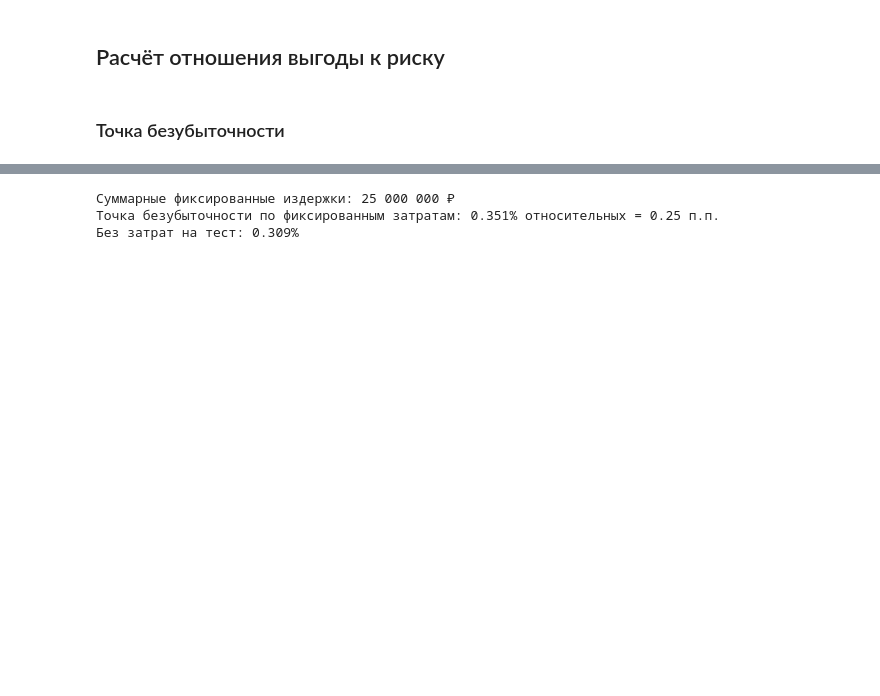
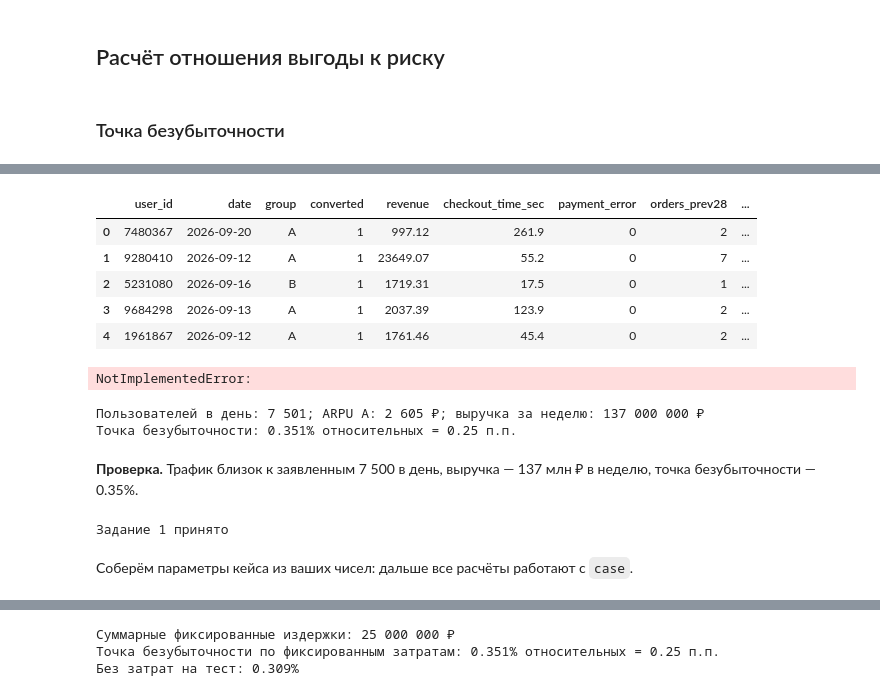
Before and after one commit to Alberelloo/AITH-2026-Hypothesis-Testing-Workshop, a Jupyter notebook: 01. Стоит ли тестировать и на чём измерять/lesson.ipynb, the cells around one changed output, grey strips where cells are left out. Drawn from its saved outputs; the diff is of its cells as text; code cells hidden in the pictures; blank space fills up the shorter version.

```diff
--- a/01. Стоит ли тестировать и на чём измерять/lesson.ipynb
+++ b/01. Стоит ли тестировать и на чём измерять/lesson.ipynb
@@ -280,0 +294,45 @@ $$
+# %%
+df = pd.read_csv(DATA)
+df.head()
+# %% [output]
+|  | user_id | date | group | converted | revenue | checkout_time_sec | payment_error | orders_prev28 | ... |
+| 0 | 7480367 | 2026-09-20 | A | 1 | 997.12 | 261.9 | 0 | 2 | ... |
+| 1 | 9280410 | 2026-09-12 | A | 1 | 23649.07 | 55.2 | 0 | 7 | ... |
+| 2 | 5231080 | 2026-09-16 | B | 1 | 1719.31 | 17.5 | 0 | 1 | ... |
+| 3 | 9684298 | 2026-09-13 | A | 1 | 2037.39 | 123.9 | 0 | 2 | ... |
+| 4 | 1961867 | 2026-09-12 | A | 1 | 1761.46 | 45.4 | 0 | 2 | ... |
+# %%
+# ВАШ КОД
+raise NotImplementedError
+# %% [output]
+NotImplementedError:
+# %%
+# @title Решение (нажмите, чтобы раскрыть)
+users = df.drop_duplicates('user_id')
+daily_users = users['user_id'].nunique() / users['date'].nunique()
+arpu_a = users.loc[users['group'] == 'A', 'revenue'].mean()
+weekly_revenue = round(arpu_a * 7_500 * 7, -6)
+
+fixed_costs = 3_000_000 + 10_000_000 + 1_000_000 * 12
+break_even = fixed_costs / (weekly_revenue * 52)
+break_even_pp = break_even * 0.70 * 100
+
+print(f"Пользователей в день: {daily_users:,.0f}; ARPU A: {arpu_a:,.0f} ₽; выручка за неделю: {weekly_revenue:,.0f} ₽".replace(',', ' '))
+print(f"Точка безубыточности: {break_even:.3%} относительных = {break_even_pp:.2f} п.п.")
+# %% [output]
+Пользователей в день: 7 501; ARPU A: 2 605 ₽; выручка за неделю: 137 000 000 ₽
+Точка безубыточности: 0.351% относительных = 0.25 п.п.
+# %% [markdown]
+**Проверка.** Трафик близок к заявленным 7 500 в день, выручка — 137 млн ₽ в неделю, точка безубыточности — 0.35%.
+# %%
+# Проверка
+assert abs(daily_users - 7_500) < 50, 'Трафик должен быть около 7 500 в день: делите уникальных пользователей на число дней'
+assert abs(arpu_a - 2_605) < 10, 'ARPU группы A ≈ 2 605 ₽: среднее revenue по всем пользователям A, включая тех, у кого 0'
+assert weekly_revenue == 137_000_000
+assert abs(break_even - 0.003509) < 1e-5, 'BE = (тест + внедрение + поддержка за год) / (выручка за неделю × 52)'
+assert abs(break_even_pp - 0.2457) < 0.001
+print('Задание 1 принято')
+# %% [output]
+Задание 1 принято
+# %% [markdown]
+Соберём параметры кейса из ваших чисел: дальше все расчёты работают с `case`.
```
Also changed, not shown: parts of 66 cells of this notebook, 7 other files.
